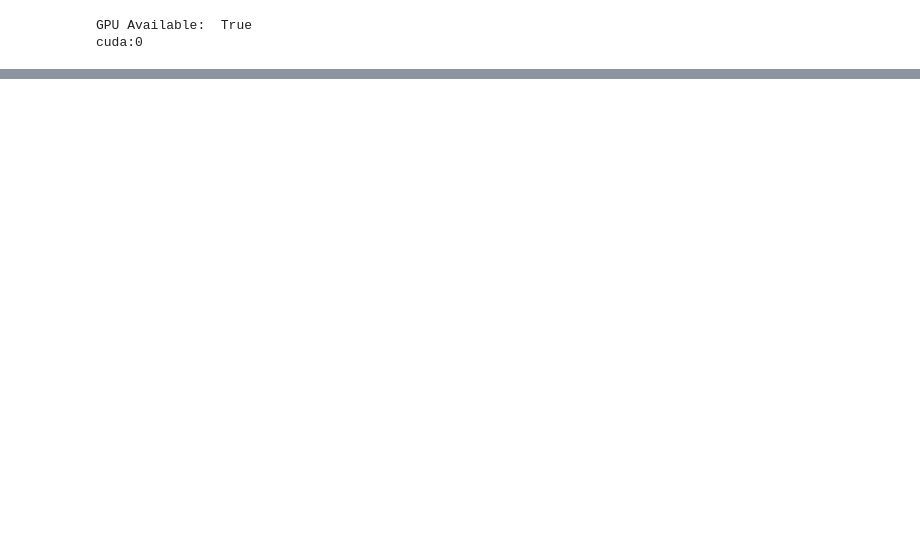
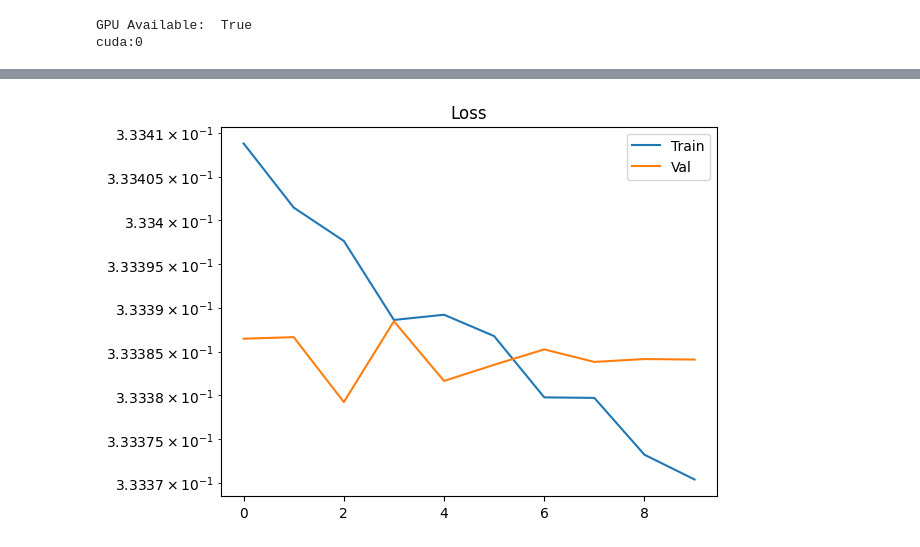
Before and after one commit to LukeV37/Top_Polarimetry, a Jupyter notebook: model/New_Training.ipynb, the cells around one changed output, grey strips where cells are left out. Cells and saved outputs as stored; diff of their text form; code cells hidden in the pictures; blank space fills up the shorter version.

```diff
--- a/model/New_Training.ipynb
+++ b/model/New_Training.ipynb
@@ -162,5 +253,4 @@ Trainable Parameters : 31148
 # %%
-for lepton, MET, probe_jet, constituents, small_jet, labels, track_labels in train_loader:
-    batch_size = len(lepton)
-    print(model(lepton.to(device), MET.to(device), probe_jet.to(device), constituents.to(device), small_jet.to(device)))
+for lepton, MET, probe_jet, constituents, small_jet, top_labels, down_labels, direct_labels, track_labels in train_loader:
+    top_pred, down_pred, direct_pred, trk_output = model(lepton.to(device), MET.to(device), probe_jet.to(device), constituents.to(device), small_jet.to(device))
     break
@@ -190,25 +262,22 @@ def train(model, optimizer, train_loader, val_loader, epochs=40):
     for e in range(epochs):
         model.train()
         cumulative_loss_train = 0
-        cumulative_loss_val = 0
+        num_train = len(train_loader)
 
-        num_train = len(train_loader)*batch_size
-        num_val = len(val_loader)*batch_size
-
-        for lepton, MET, probe_jet, constituents, small_jet, labels, track_labels in train_loader:
+        for lepton, MET, probe_jet, constituents, small_jet, top_labels, down_labels, direct_labels, track_labels in train_loader:
             optimizer.zero_grad()
 
-            output, trk_output = model(lepton.to(device), MET.to(device), probe_jet.to(device), constituents.to(device), small_jet.to(device))
+            top_pred, down_pred, direct_pred, trk_output = model(lepton.to(device), MET.to(device), probe_jet.to(device), constituents.to(device), small_jet.to(device))
 
-            top_loss      = MSE_loss_fn(output[:,0:4], labels[:,0:4].to(device))
-            down_loss     = MSE_loss_fn(output[:,4:8], labels[:,4:8].to(device))
-            costheta_loss = MSE_loss_fn(output[:,-1], labels[:,-1].to(device))
+            top_loss      = MSE_loss_fn(top_pred, top_labels.to(device))
+            down_loss     = MSE_loss_fn(down_pred, down_labels.to(device))
+            costheta_loss = MSE_loss_fn(direct_pred, direct_labels.to(device))
             track_loss    = CCE_loss_fn(trk_output, track_labels.to(device))
 
-            alpha = 1
+            alpha = 0
             beta  = 1
-            gamma = 1
-            delta = 1
+            gamma = 0
+            delta = 0
             loss  = alpha*top_loss + beta*down_loss + gamma*costheta_loss + delta*track_loss
 
             loss.backward()
@@ -219,12 +288,14 @@ def train(model, optimizer, train_loader, val_loader, epochs=40):
         cumulative_loss_train = cumulative_loss_train / num_train
 
         model.eval()
-        for lepton, MET, probe_jet, constituents, small_jet, labels, track_labels in val_loader:
-            output, trk_output = model(lepton.to(device), MET.to(device), probe_jet.to(device), constituents.to(device), small_jet.to(device))
+        cumulative_loss_val = 0
+        num_val = len(val_loader)
+        for lepton, MET, probe_jet, constituents, small_jet, top_labels, down_labels, direct_labels, track_labels in val_loader:
+            top_pred, down_pred, direct_pred, trk_output = model(lepton.to(device), MET.to(device), probe_jet.to(device), constituents.to(device), small_jet.to(device))
 
-            top_loss      = MSE_loss_fn(output[:,0:4], labels[:,0:4].to(device))
-            down_loss     = MSE_loss_fn(output[:,4:8], labels[:,4:8].to(device))
-            costheta_loss = MSE_loss_fn(output[:,-1], labels[:,-1].to(device))
+            top_loss      = MSE_loss_fn(top_pred, top_labels.to(device))
+            down_loss     = MSE_loss_fn(down_pred, down_labels.to(device))
+            costheta_loss = MSE_loss_fn(direct_pred, direct_labels.to(device))
             track_loss    = CCE_loss_fn(trk_output, track_labels.to(device))
 
             loss  = alpha*top_loss + beta*down_loss + gamma*costheta_loss + delta*track_loss
@@ -240,5 +311,5 @@ def train(model, optimizer, train_loader, val_loader, epochs=40):
 
     return np.array(combined_history)
 # %%
-history = train(model, optimizer, train_loader, test_loader, epochs=100)
+history = train(model, optimizer, train_loader, test_loader, epochs=20)
 # %% [output]
@@ -246,8 +336,10 @@ Epoch: 1        Train Loss: 301.75235   Val Loss: 274.63794
 # %%
 plt.figure()
-plt.plot(history[20:,0], label="Train")
-plt.plot(history[20:,1], label="Val")
+plt.plot(history[10:,0], label="Train")
+plt.plot(history[10:,1], label="Val")
 plt.title('Loss')
 plt.legend()
 plt.yscale('log')
 plt.show()
+# %% [output]
+[figure, added]
```
Also changed, not shown: parts of 20 cells of this notebook, 11 other files.
